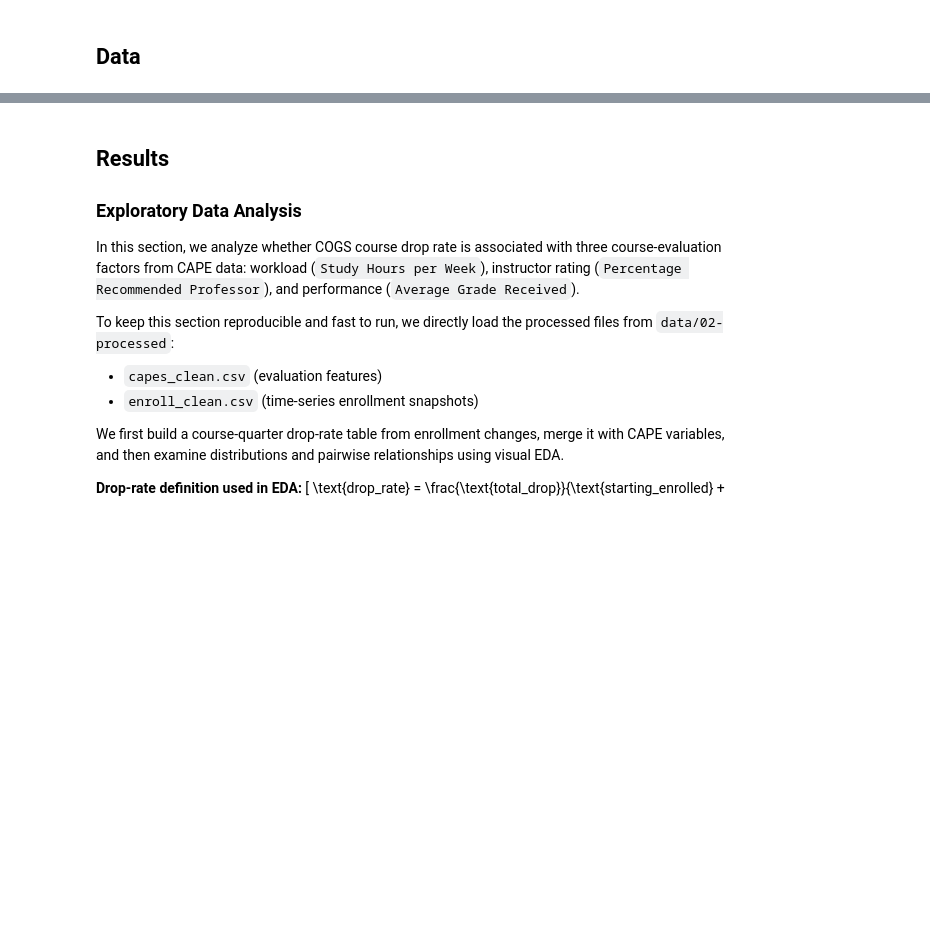
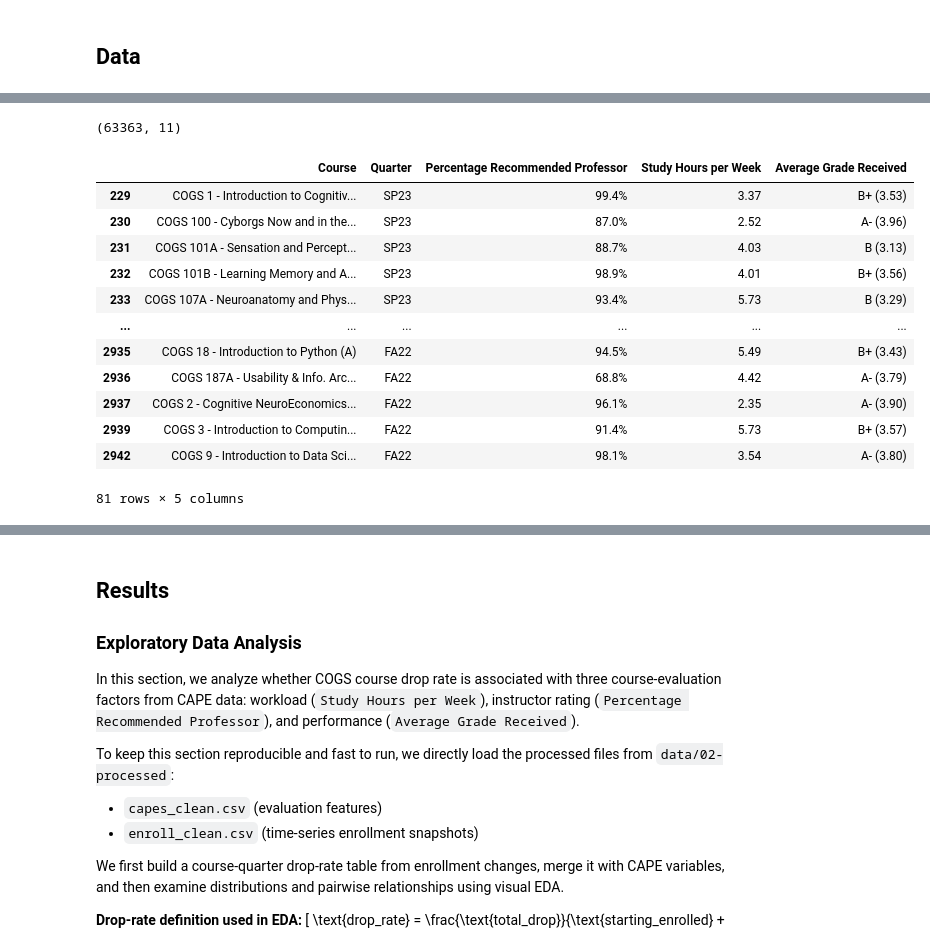
Before and after one commit to kaffa101/Group040_WI26, a Jupyter notebook: 03-FinalProject.ipynb, the cells around one changed output, grey strips where cells are left out. Cells and saved outputs as stored; diff of their text form; code cells hidden in the pictures; blank space fills up the shorter version.

```diff
--- a/03-FinalProject.ipynb
+++ b/03-FinalProject.ipynb
@@ -89,0 +204,30 @@ Instructions: REPLACE the contents of this cell with your work, including any up
+# %%
+capes_data = pd.read_csv('data/00-raw/capes_data.csv')
+print(capes_data.shape)
+capes_clean = capes_data.drop(['Instructor', 'Total Enrolled in Course', \
+    'Total CAPEs Given','Average Grade Expected', 'Evalulation URL', 'Percentage Recommended Class'], axis=1)
+capes_cogs = capes_clean[capes_clean['Course'].str.contains('COGS ')]
+quar_interval = ['FA22', 'WI23', 'SP23']
+capes_clean = capes_cogs[capes_cogs['Quarter'].isin(quar_interval)]
+capes_clean = capes_clean.dropna()
+# drop rows containing null
+capes_clean.to_csv("data/02-processed/capes_clean.csv", index=False)
+capes_clean
+# (this was test) hi = capes_quar[capes_quar['Quarter'].str.contains('FA23')]
+# hi
+# Now, the capes_clean.csv only contains data for COGS courses, from FA22 to SP23.
+# %% [output]
+(63363, 11)
+|  | Course | Quarter | Percentage Recommended Professor | Study Hours per Week | Average Grade Received |
+| 229 | COGS 1 - Introduction to Cognitiv... | SP23 | 99.4% | 3.37 | B+ (3.53) |
+| 230 | COGS 100 - Cyborgs Now and in the... | SP23 | 87.0% | 2.52 | A- (3.96) |
+| 231 | COGS 101A - Sensation and Percept... | SP23 | 88.7% | 4.03 | B (3.13) |
+| 232 | COGS 101B - Learning Memory and A... | SP23 | 98.9% | 4.01 | B+ (3.56) |
+| 233 | COGS 107A - Neuroanatomy and Phys... | SP23 | 93.4% | 5.73 | B (3.29) |
+| ... | ... | ... | ... | ... | ... |
+| 2935 | COGS 18 - Introduction to Python (A) | FA22 | 94.5% | 5.49 | B+ (3.43) |
+| 2936 | COGS 187A - Usability & Info. Arc... | FA22 | 68.8% | 4.42 | A- (3.79) |
+| 2937 | COGS 2 - Cognitive NeuroEconomics... | FA22 | 96.1% | 2.35 | A- (3.90) |
+| 2939 | COGS 3 - Introduction to Computin... | FA22 | 91.4% | 5.73 | B+ (3.57) |
+| 2942 | COGS 9 - Introduction to Data Sci... | FA22 | 98.1% | 3.54 | A- (3.80) |
+81 rows × 5 columns
```
Also changed, not shown: parts of 29 cells of this notebook.
